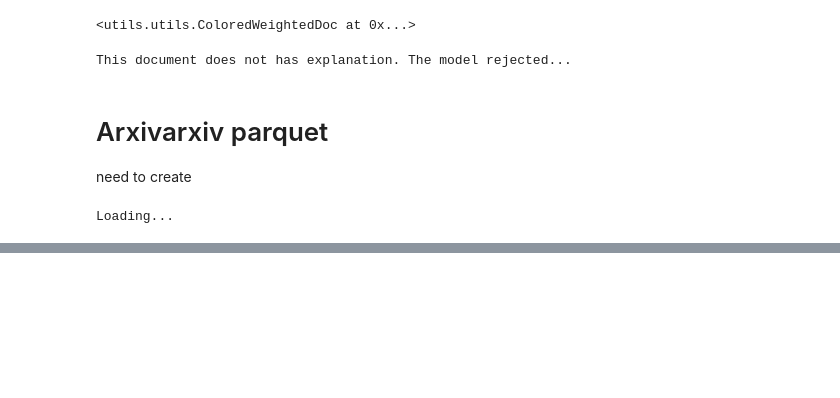
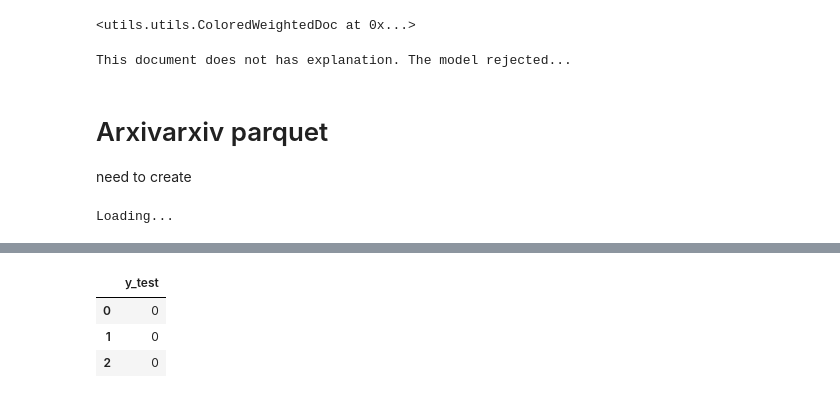
Before and after one commit to IIT-ML/interpretable-text-classification, a Jupyter notebook: Examples.ipynb, the cells around one changed output, grey strips where cells are left out. Cells and saved outputs as stored; diff of their text form; code cells hidden in the pictures; blank space fills up the shorter version.

```diff
--- a/Examples.ipynb
+++ b/Examples.ipynb
@@ -228,0 +291,30 @@ sentences
+# %%
+AG_TEST_PATH = './dataset/ag_scisport_test_data.parquet'
+AG_LR_PATH = './dataset/vectors/agnews-300-LR-keys.parquet'
+AG_KEYWORD_PATH = './data/agnews-sci_sport-keywords/agnews_scitechsports_keywords.json'
+
+keyword = json.load(open(AG_KEYWORD_PATH, 'r'))
+
+print('Loading...')
+ag_lrkeys = pd.read_parquet(AG_LR_PATH)
+ag_test = pd.read_parquet(AG_TEST_PATH)
+
+ag_test['X_test'] = ag_test['X_test'].apply(token)
+
+            # 3. Create object to process keyword along with its connotation (keywordBank)
+keywordObj = KeywordBank(keyword=keyword)
+keywordObj.assign_connotation(words_len='300',
+                              class_label=['sports', 'scitech'])
+
+MODEL_PATH = '/home/anneke/Documents/models/weights/int-agnews-3-300-1-1-19-08-28_11:59:52'
+
+ag_result_df = pd.read_parquet(os.path.join(MODEL_PATH, 'test.parquet'))
+
+both_correct_indices = np.where((ag_result_df['preds'].to_numpy() == ag_result_df['label'].to_numpy()) &
+                                (ag_result_df['preds'].to_numpy() != -1) &
+                                (ag_lrkeys['y_test'].to_numpy() == ag_result_df['label'].to_numpy()))[0]
+LRx_reject_indices = np.where((ag_result_df['preds'].to_numpy() == -1) &
+                              (ag_lrkeys['y_test'].to_numpy() != ag_result_df['preds'].to_numpy()))[0]
+both_reject = np.where( (ag_result_df['preds'].to_numpy() == ag_lrkeys['y_test'].to_numpy()) &
+                       (ag_result_df['preds'].to_numpy() == -1))[0]
+# pd.DataFrame({'X_test': X_test, 'y_test':y_test}).to_parquet('./dataset/ag_scisport_test_data.parquet')
@@ -228,0 +343,7 @@ sentences
+# %%
+ag_lrkeys.head(3)
+# %% [output]
+|  | y_test |
+| 0 | 0 |
+| 1 | 0 |
+| 2 | 0 |
```
Also changed, not shown: parts of 25 cells of this notebook, 5 other files.
